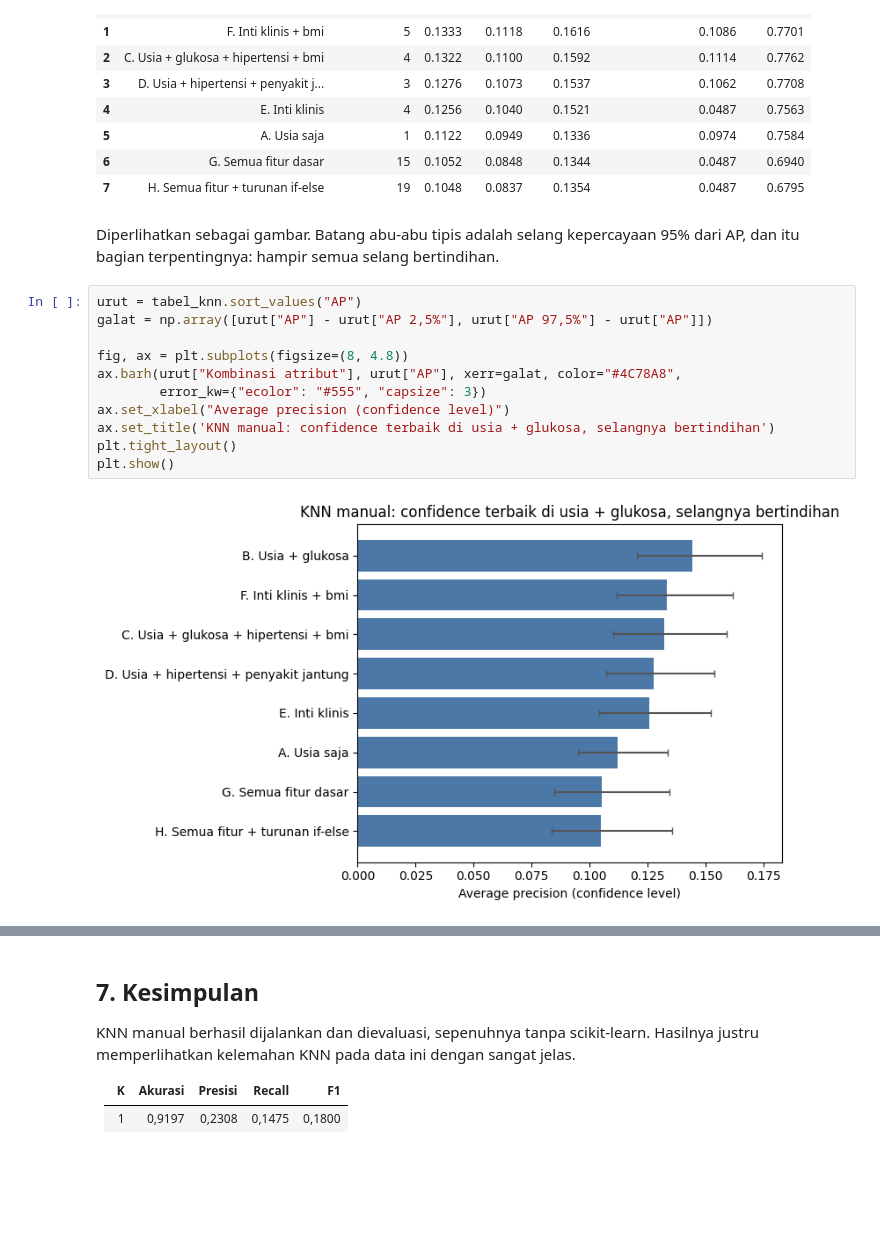
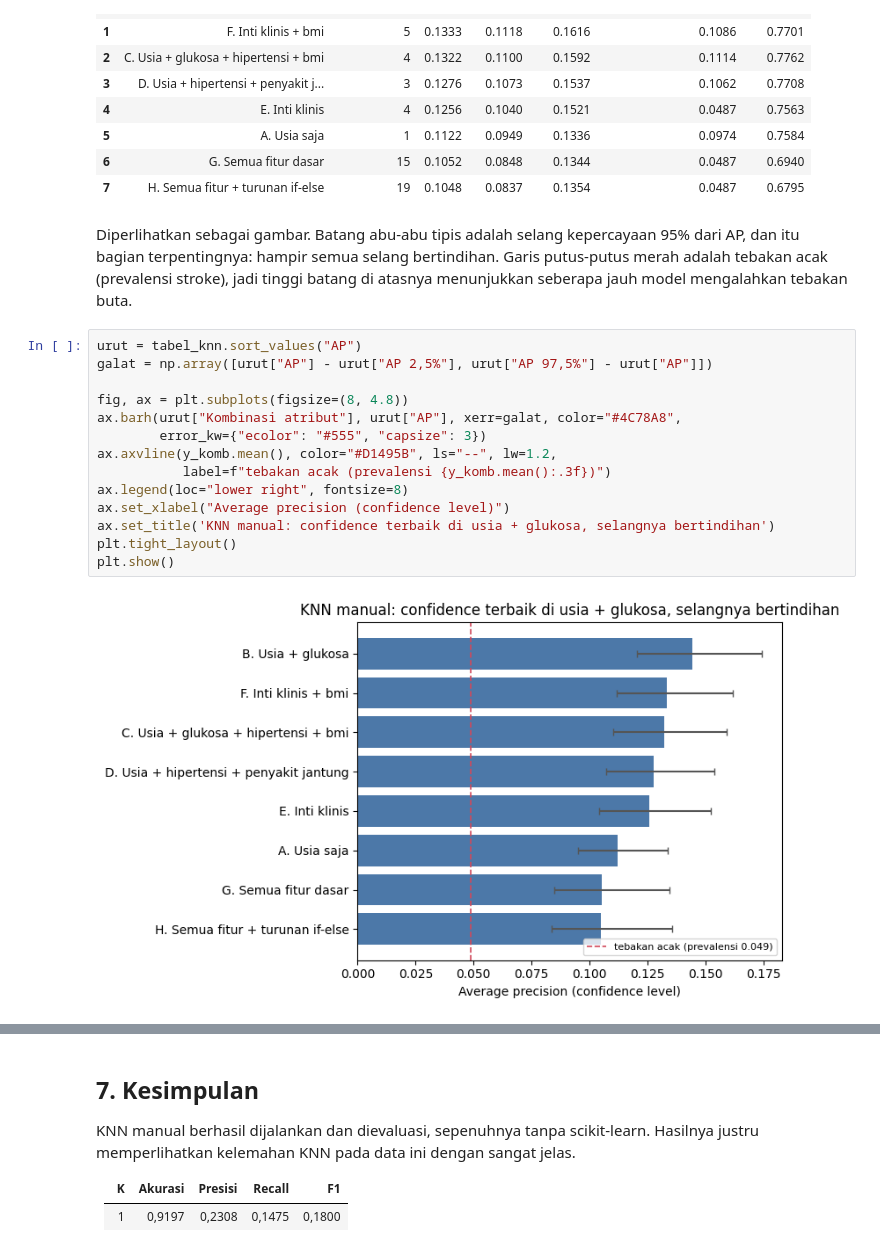
Before and after one commit to ravi-arnan/machine-learning, a Jupyter notebook: colab-hasil/03a_knn_manual_hasil.ipynb, the cells around one changed output, grey strips where cells are left out. Saved outputs shown, nothing was run; the diff lists cells and outputs as text; blank space fills up the shorter version.

```diff
--- a/colab-hasil/03a_knn_manual_hasil.ipynb
+++ b/colab-hasil/03a_knn_manual_hasil.ipynb
@@ -609,20 +609,25 @@ tabel_knn
 | 7 | H. Semua fitur + turunan if-else | 19 | 0.1048 | 0.0837 | 0.1354 | 0.0487 | 0.6795 |
 # %% [markdown]
 Diperlihatkan sebagai gambar. Batang abu-abu tipis adalah selang kepercayaan 95% dari
-AP, dan itu bagian terpentingnya: hampir semua selang bertindihan.
+AP, dan itu bagian terpentingnya: hampir semua selang bertindihan. Garis putus-putus
+merah adalah tebakan acak (prevalensi stroke), jadi tinggi batang di atasnya menunjukkan
+seberapa jauh model mengalahkan tebakan buta.
 # %%
 urut = tabel_knn.sort_values("AP")
 galat = np.array([urut["AP"] - urut["AP 2,5%"], urut["AP 97,5%"] - urut["AP"]])
 
 fig, ax = plt.subplots(figsize=(8, 4.8))
 ax.barh(urut["Kombinasi atribut"], urut["AP"], xerr=galat, color="#4C78A8",
         error_kw={"ecolor": "#555", "capsize": 3})
+ax.axvline(y_komb.mean(), color="#D1495B", ls="--", lw=1.2,
+           label=f"tebakan acak (prevalensi {y_komb.mean():.3f})")
+ax.legend(loc="lower right", fontsize=8)
 ax.set_xlabel("Average precision (confidence level)")
 ax.set_title('KNN manual: confidence terbaik di usia + glukosa, selangnya bertindihan')
 plt.tight_layout()
 plt.show()
 # %% [output]
-[figure, old version]
+[figure, new version]
 # %% [markdown]
 **Yang terbaca dari tabel.**
 
```
Also changed, not shown: parts of 1 cell of this notebook, 3 other files.
